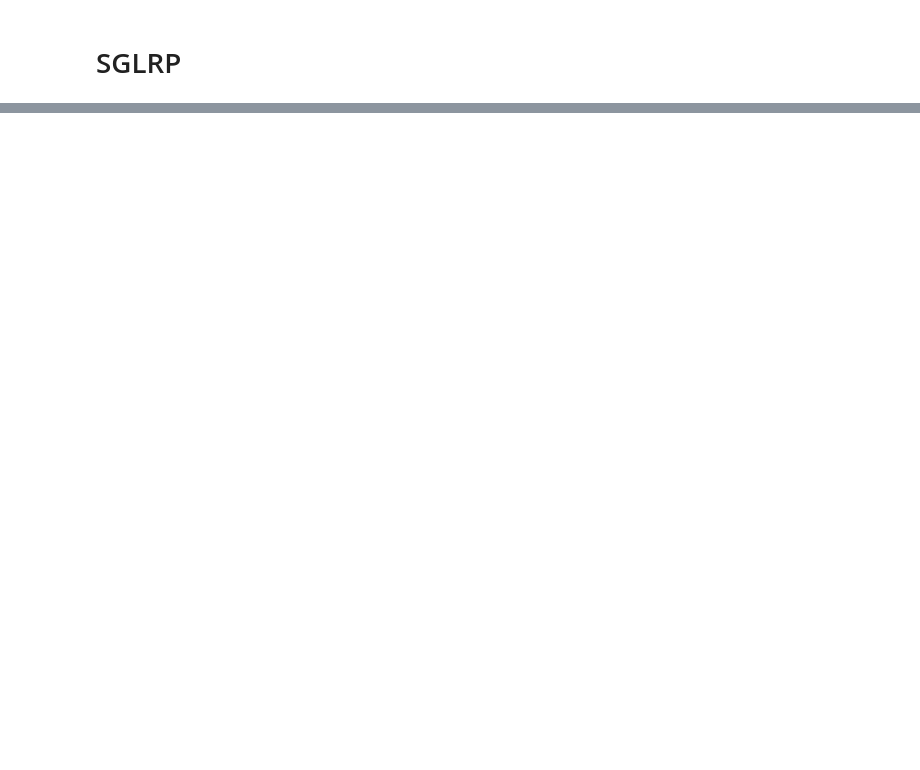
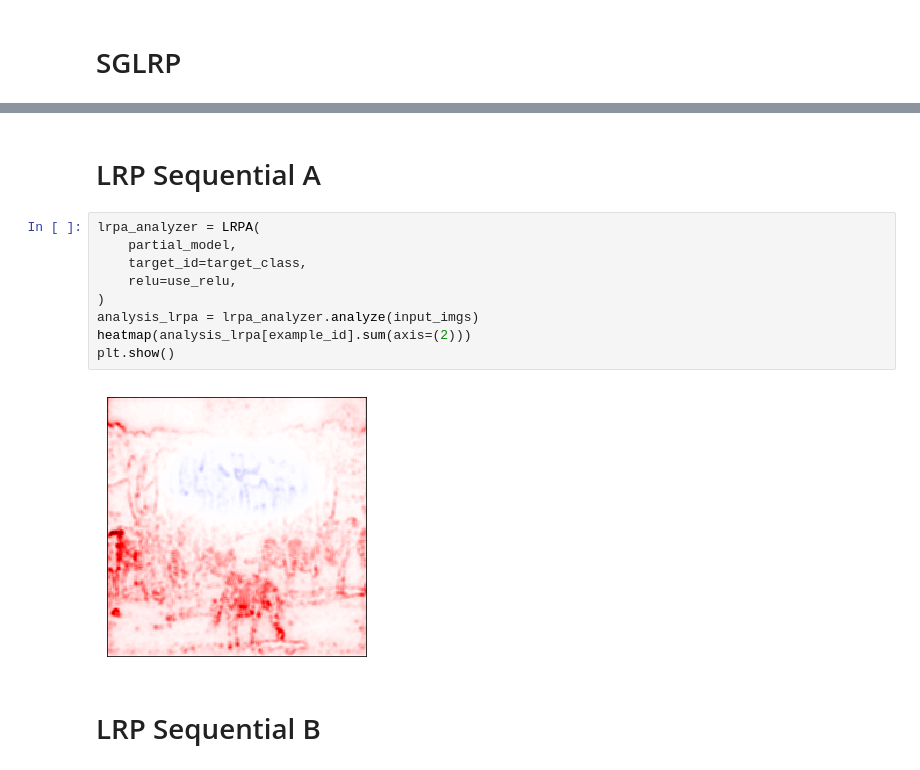
Before and after one commit to uchidalab/softmaxgradient-lrp, a Jupyter notebook: example.ipynb, the cells around one changed output, grey strips where cells are left out. Drawn from its saved outputs; the diff is of its cells as text; blank space fills up the shorter version.

Commit message:
add sequential lrp

```diff
--- a/example.ipynb
+++ b/example.ipynb
@@ -177,0 +180,15 @@ plt.show()
+# %% [markdown]
+# LRP Sequential A
+# %%
+lrpa_analyzer = LRPA(
+    partial_model,
+    target_id=target_class,
+    relu=use_relu,
+)
+analysis_lrpa = lrpa_analyzer.analyze(input_imgs)
+heatmap(analysis_lrpa[example_id].sum(axis=(2)))
+plt.show()
+# %% [output]
+[figure, added]
+# %% [markdown]
+# LRP Sequential B
```
Also changed, not shown: parts of 12 cells of this notebook, 1 other file.
